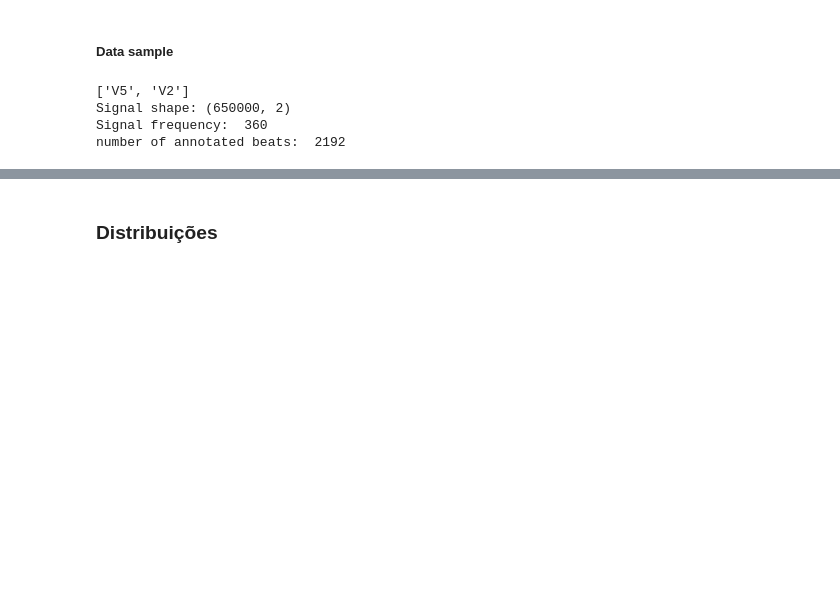
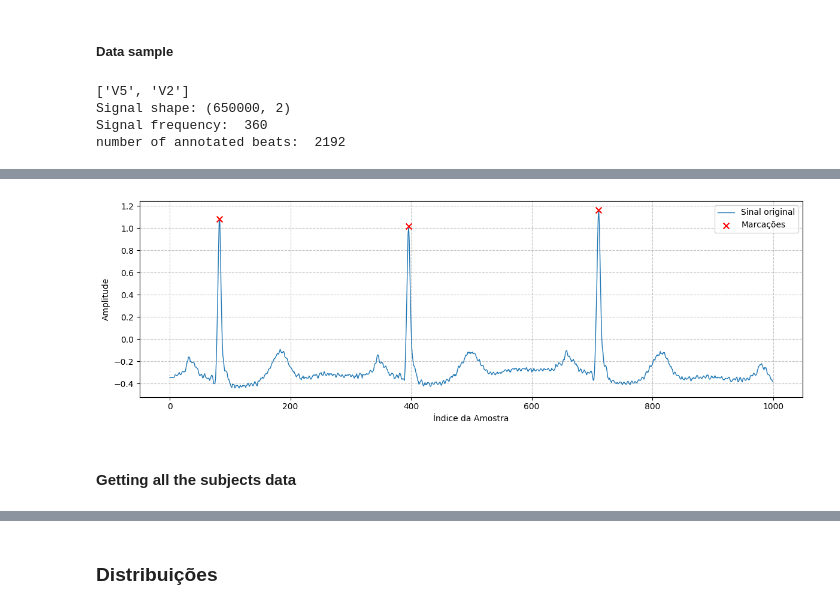
Before and after one commit to IgorVasconcelos1711/tcc-ecg-proccessing, a Jupyter notebook: code/israeli_data.ipynb, the cells around one changed output, grey strips where cells are left out. Saved outputs shown, nothing was run; the diff lists cells and outputs as text; code cells hidden in the pictures; blank space fills up the shorter version.

```diff
--- a/code/israeli_data.ipynb
+++ b/code/israeli_data.ipynb
@@ -450,0 +528,18 @@ Arritmias detectadas (Classe 1): 33 | Normais (Classe 0): 1771
+# %%
+def align_peaks(peak_indices, raw_signal, search_window_ms=20):
+    corrected_indices = []
+    signal_fs = 360#hz
+
+    look_around_indices = int(search_window_ms*signal_fs/1000)
+
+    for peak in peak_indices:
+        start_index = peak-look_around_indices
+        end_index = min(len(raw_signal), peak+look_around_indices)
+
+        segment = raw_signal[start_index:end_index]
+
+        if len(segment) > 0:
+            local_max_index = np.argmax(segment)
+            corrected_indices.append(local_max_index+start_index)
+
+    return np.sort(corrected_indices)
@@ -451,3 +553,9 @@ Arritmias detectadas (Classe 1): 33 | Normais (Classe 0): 1771
+# %%
+plotar_marcacoes(target_subject.raw_signal[:1000, 0], real_peaks[:3])
+# %% [output]
+[figure, added]
+# %% [markdown]
+#### Getting all the subjects data
 # %%
 subjects[2].get_window_plot(2, 0)
 subjects[2].get_window_label(2, 0)
```
Also changed, not shown: parts of 18 cells of this notebook.
